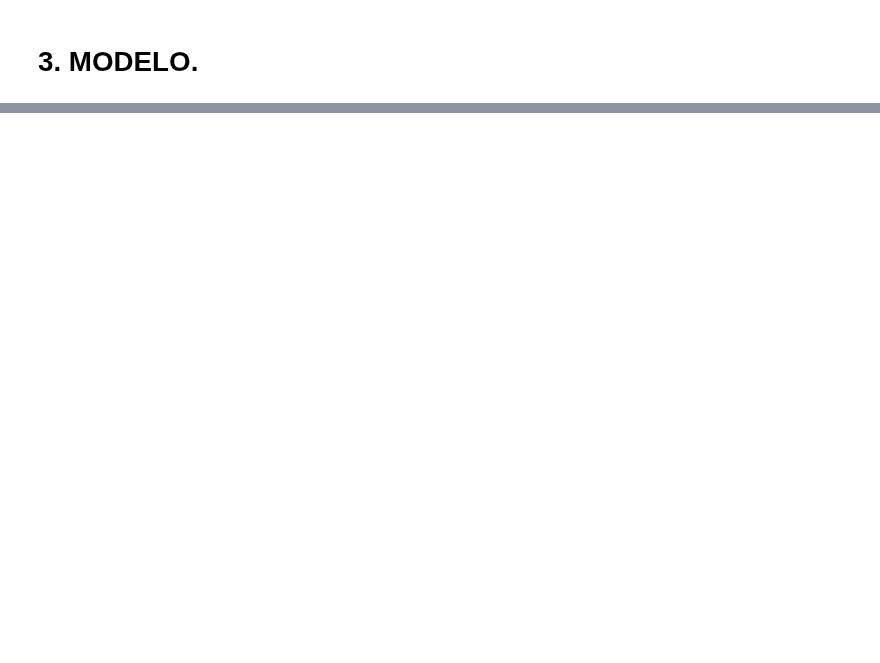
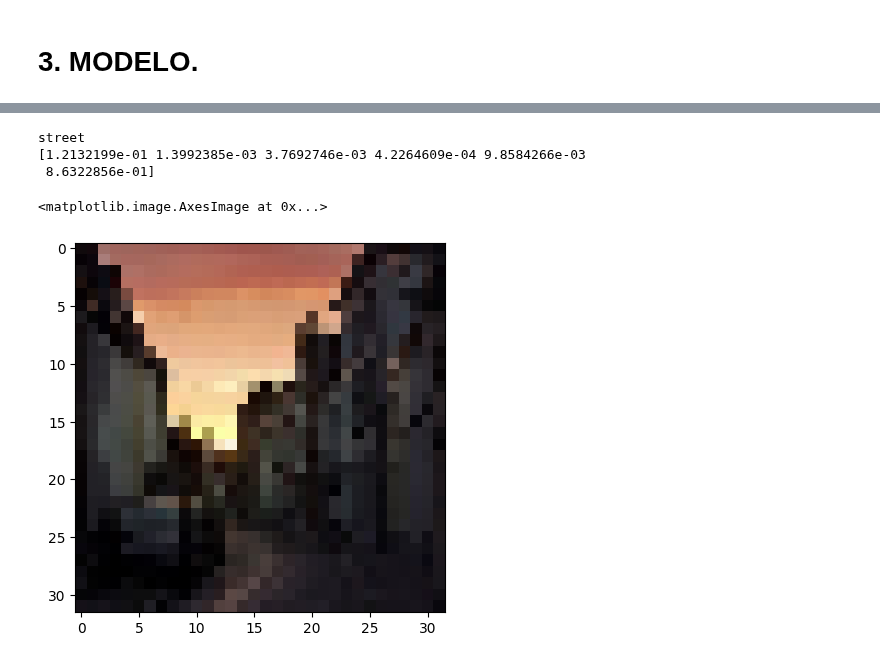
Before and after one commit to mrborjabarber/2509_dsft_thebridge_valencia, a Jupyter notebook: 3-Machine_Leaning/3-Deep_Learning/2-ComputerVision/1-Redes_Convolucionales/ejercicio paisajes/Clasificador_paisajes.ipynb, the cells around one changed output, grey strips where cells are left out. Saved outputs shown, nothing was run; the diff lists cells and outputs as text; code cells hidden in the pictures; blank space fills up the shorter version.

```diff
--- a/3-Machine_Leaning/3-Deep_Learning/2-ComputerVision/1-Redes_Convolucionales/ejercicio paisajes/Clasificador_paisajes.ipynb
+++ b/3-Machine_Leaning/3-Deep_Learning/2-ComputerVision/1-Redes_Convolucionales/ejercicio paisajes/Clasificador_paisajes.ipynb
@@ -56,0 +325,4 @@ class_names_d
+# %%
+y_pred = modelo.predict(X_test)
+
+y_pred.round(2)
@@ -56,0 +339,12 @@ class_names_d
+# %%
+print(class_names[y_test[2]])
+
+print(y_pred[2])
+
+plt.imshow(X_test[2])
+# %% [output]
+street
+[1.2132199e-01 1.3992385e-03 3.7692746e-03 4.2264609e-04 9.8584266e-03
+ 8.6322856e-01]
+<matplotlib.image.AxesImage at 0x...>
+[figure, added]
```
Also changed, not shown: parts of 23 cells of this notebook.
